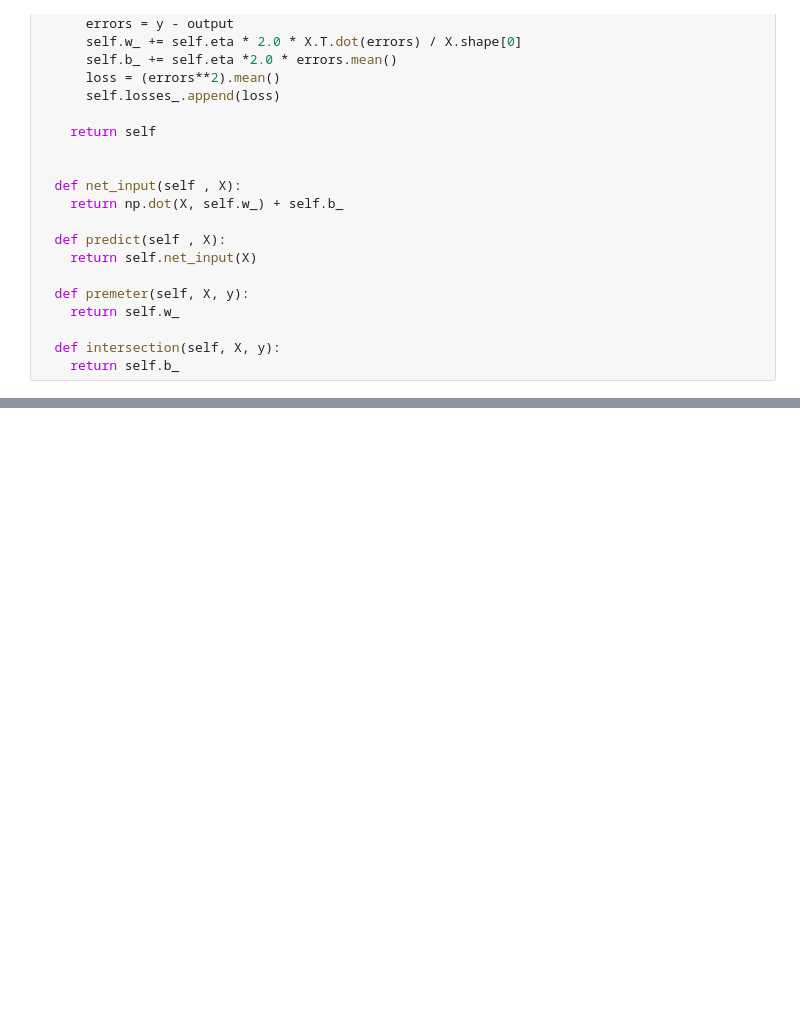
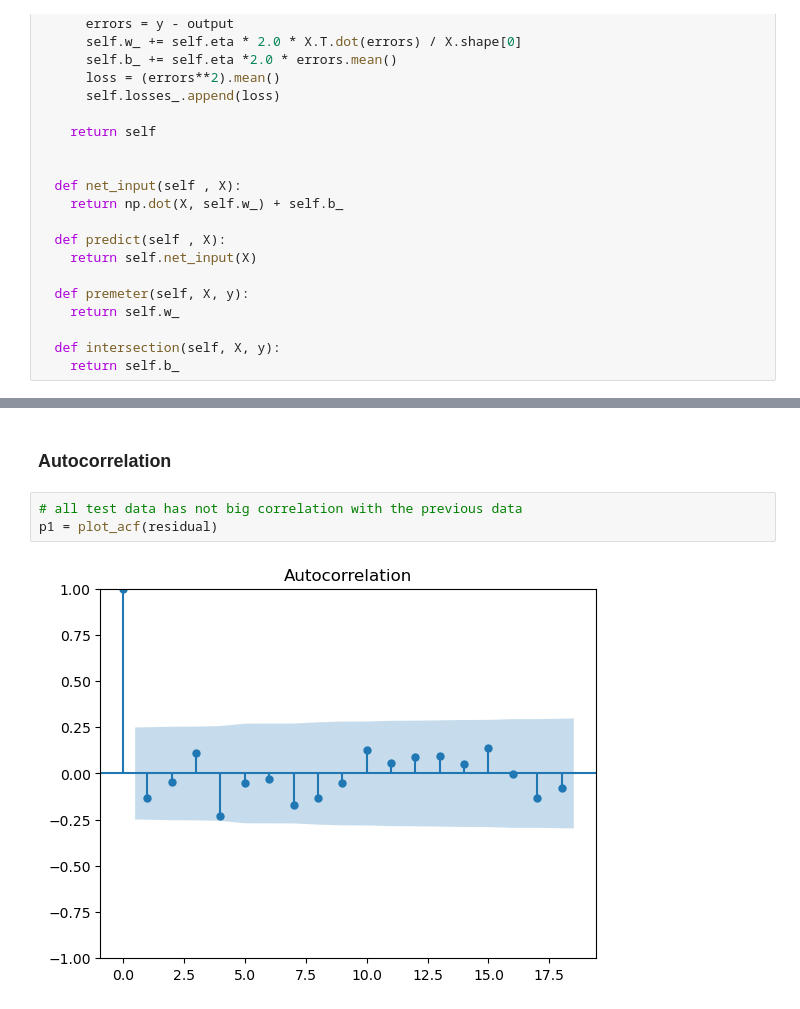
Before and after one commit to notfakearcher/yanjun, a Jupyter notebook: 01_topics/machine_learning/regression /simple regression.ipynb, the cells around one changed output, grey strips where cells are left out. Drawn from its saved outputs; the diff is of its cells as text; blank space fills up the shorter version.

```diff
--- a/01_topics/machine_learning/regression /simple regression.ipynb
+++ b/01_topics/machine_learning/regression /simple regression.ipynb
@@ -415,0 +434,7 @@ class LinearRegressionGD:
+# %% [markdown]
+### Autocorrelation
+# %%
+# all test data has not big correlation with the previous data
+p1 = plot_acf(residual)
+# %% [output]
+[figure, added]
```
Also changed, not shown: parts of 19 cells of this notebook.
